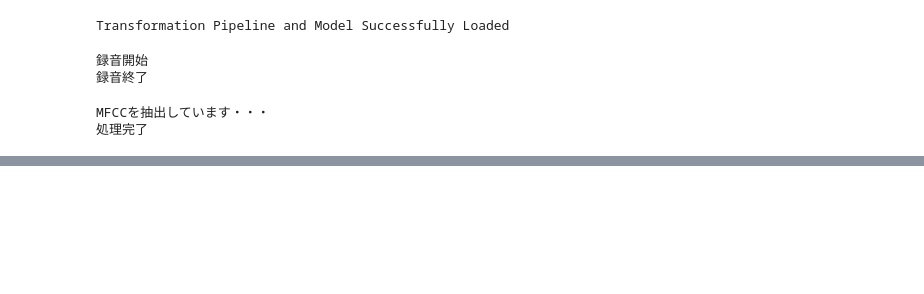
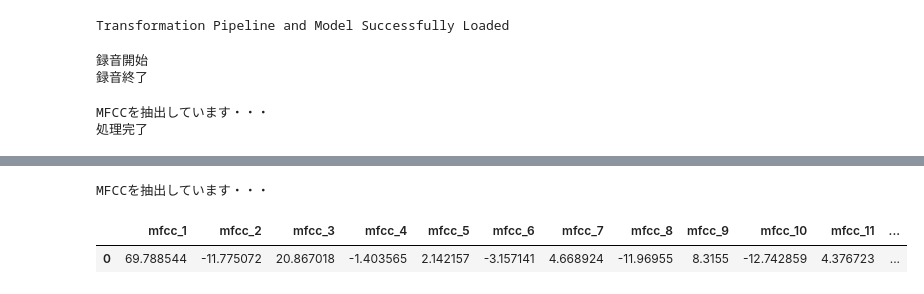
Before and after one commit to jouhou1/voicepro, a Jupyter notebook: pycaret.ipynb, the cells around one changed output, grey strips where cells are left out. Saved outputs shown, nothing was run; the diff lists cells and outputs as text; code cells hidden in the pictures; blank space fills up the shorter version.

```diff
--- a/pycaret.ipynb
+++ b/pycaret.ipynb
@@ -172,3 +174,32 @@ MFCCを抽出しています・・・
+# %%
+import pandas as pd
+import librosa
+import numpy as np
+
+###MFCCを抽出###
+print("MFCCを抽出しています・・・")
+
+data = []
+TEST_FILE_NAME = "TestSample/hanae2.wav"
+
+test = True
+
+y, sr = librosa.load(TEST_FILE_NAME if test else FILE_NAME)  # 音声ファイルを読み込む
+mfcc = librosa.feature.mfcc(y, sr)  # MFCC
+mfcc = np.average(mfcc, axis=1)  # 時間平均を取る
+mfcc = mfcc.flatten()
+mfcc = mfcc.tolist()
+mfcc = mfcc[1:13]  # 低次の係数を取り出す（12次まで取り出すことが多い）
+data.append(mfcc)
+
+df = pd.DataFrame(data, columns=[f'mfcc_{n}' for n in range(1, 13)])
+
+df.to_csv('mfcc_my_recording.csv', index=False)  # csvで保存
+df.head()
+# %% [output]
+MFCCを抽出しています・・・
+|  | mfcc_1 | mfcc_2 | mfcc_3 | mfcc_4 | mfcc_5 | mfcc_6 | mfcc_7 | mfcc_8 | mfcc_9 | mfcc_10 | mfcc_11 | ... |
+| 0 | 69.788544 | -11.775072 | 20.867018 | -1.403565 | 2.142157 | -3.157141 | 4.668924 | -11.96955 | 8.3155 | -12.742859 | 4.376723 | ... |
 # %%
 from decimal import Decimal, ROUND_HALF_UP, ROUND_HALF_EVEN
 from pycaret.regression import *
```
Also changed, not shown: parts of 9 cells of this notebook.
